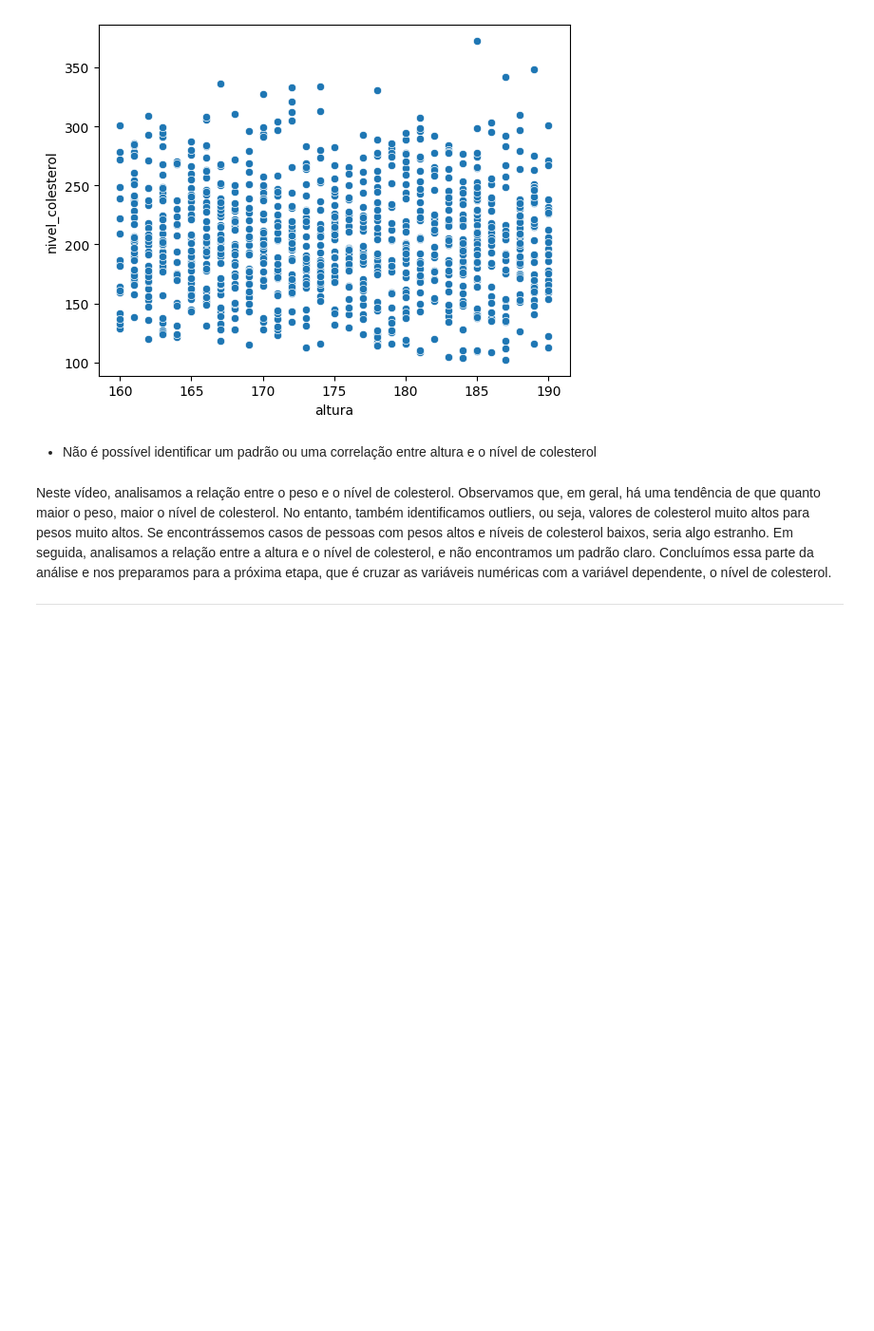
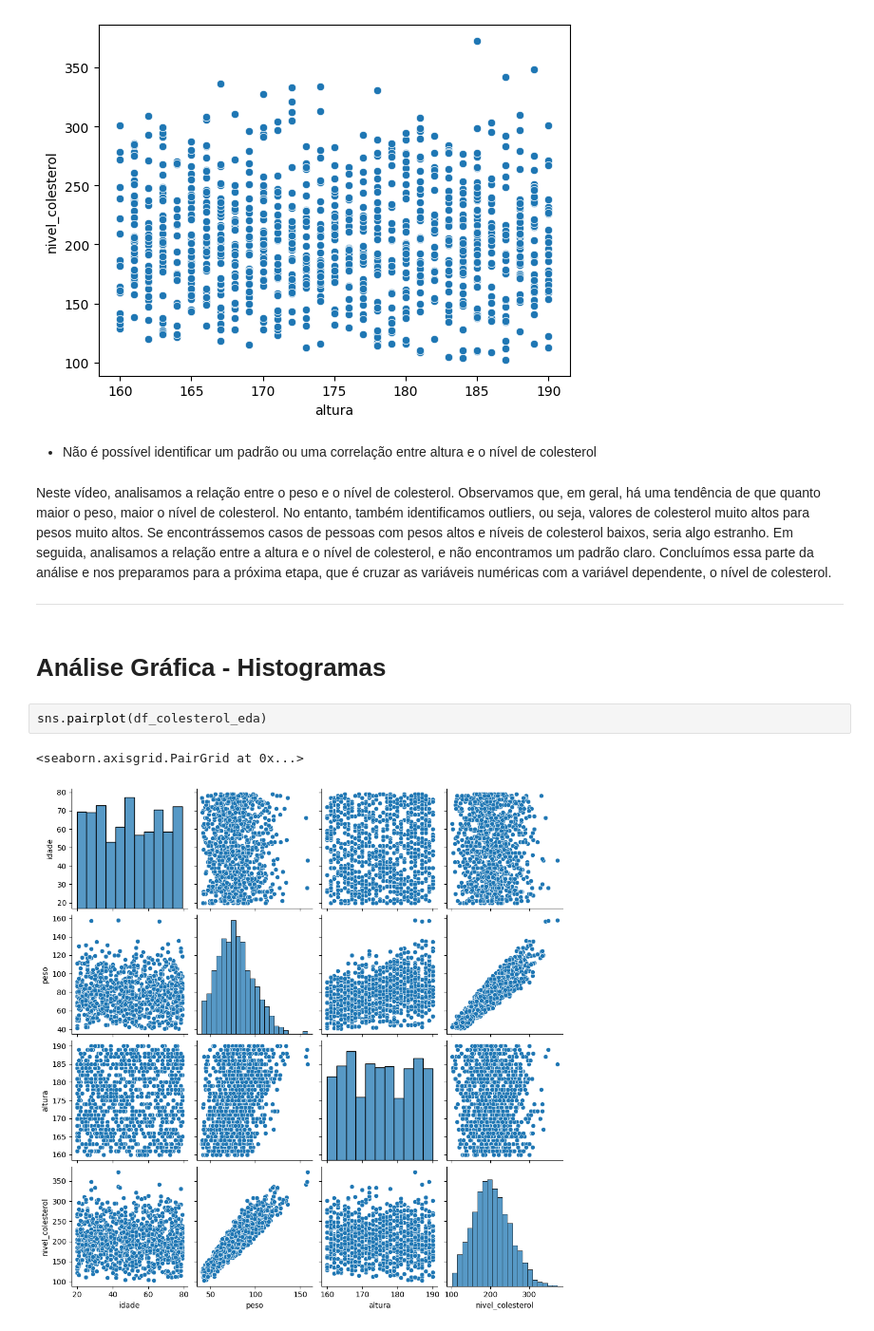
Before and after one commit to VictorGianelli/Algoritmos_Supervisionados_-_Regressao_Linear_Multipla_-_Modelo_Colesterol, a Jupyter notebook: modelo_colesterol.ipynb, the cells around one changed output. Shown at 95% size. Cells and saved outputs as stored; diff of their text form; blank space fills up the shorter version.

Commit message:
Análise Gráfica - Histogramas

```diff
--- a/modelo_colesterol.ipynb
+++ b/modelo_colesterol.ipynb
@@ -277,3 +277,10 @@ sns.scatterplot(data=df_colesterol_eda, x='altura', y='nivel_colesterol')
 Neste vídeo, analisamos a relação entre o peso e o nível de colesterol. Observamos que, em geral, há uma tendência de que quanto maior o peso, maior o nível de colesterol. No entanto, também identificamos outliers, ou seja, valores de colesterol muito altos para pesos muito altos. Se encontrássemos casos de pessoas com pesos altos e níveis de colesterol baixos, seria algo estranho. Em seguida, analisamos a relação entre a altura e o nível de colesterol, e não encontramos um padrão claro. Concluímos essa parte da análise e nos preparamos para a próxima etapa, que é cruzar as variáveis numéricas com a variável dependente, o nível de colesterol.
 
 _______________________________________________________
+# %% [markdown]
+# Análise Gráfica - Histogramas
+# %%
+sns.pairplot(df_colesterol_eda)
+# %% [output]
+<seaborn.axisgrid.PairGrid at 0x...>
+[figure, added]
```
Also changed, not shown: parts of 1 cell of this notebook.
